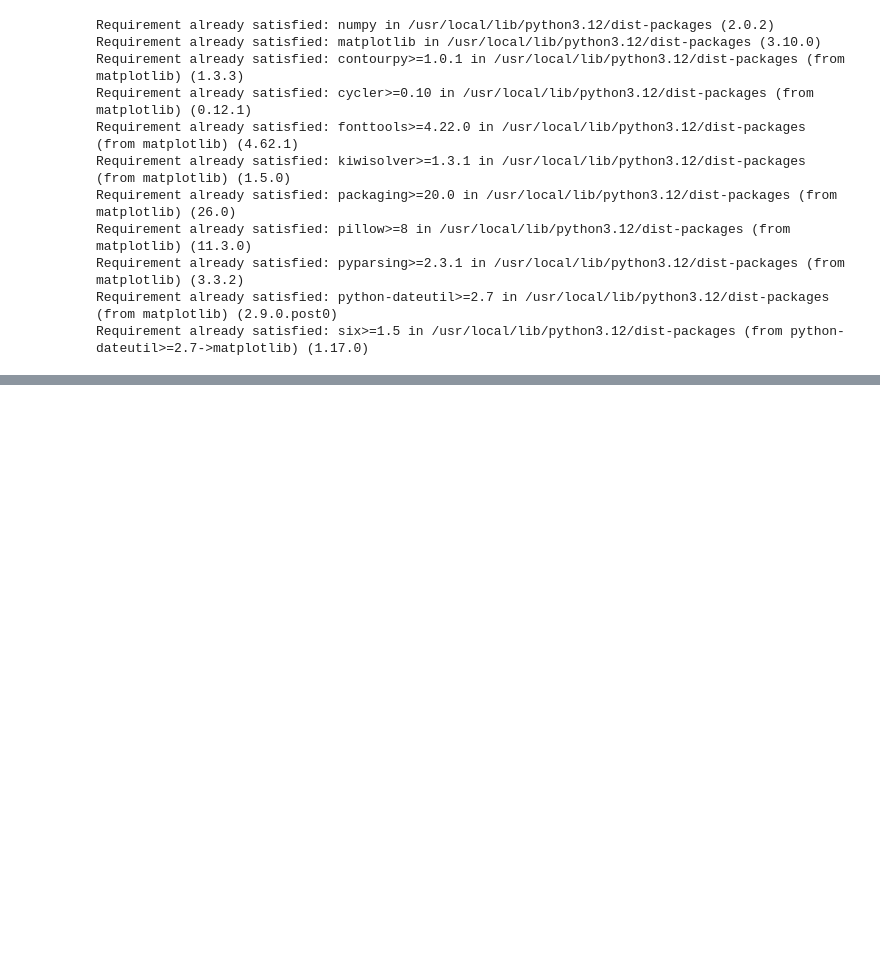
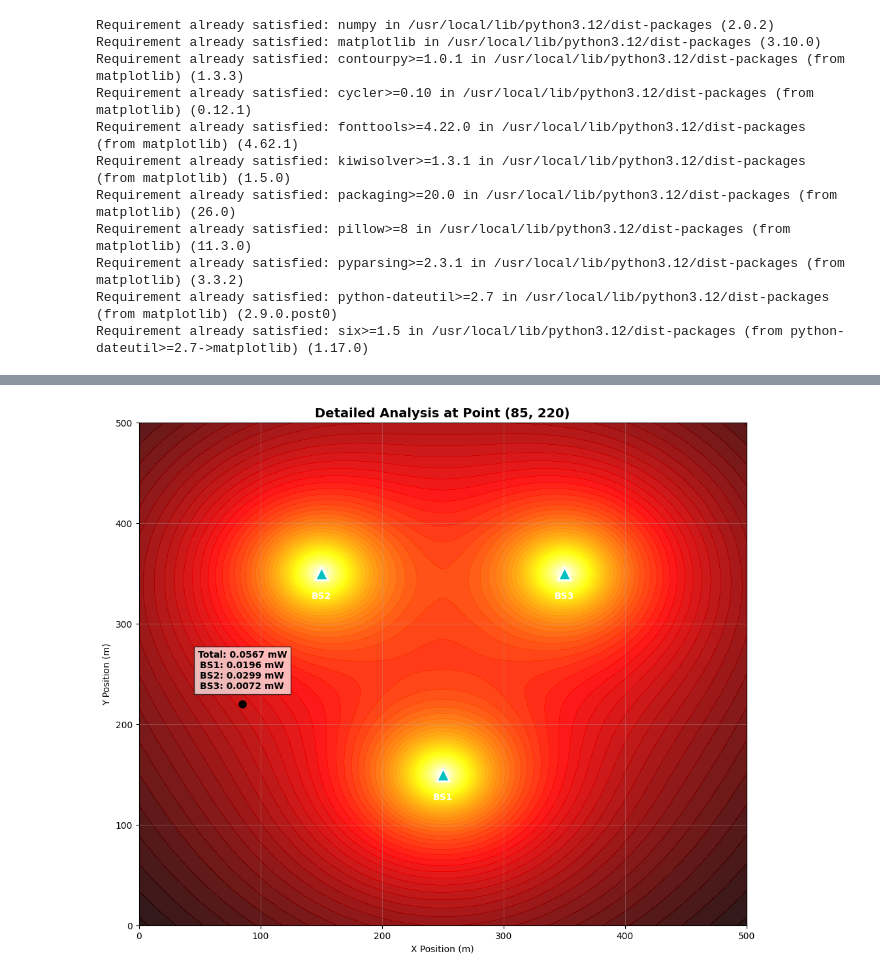
Before and after one commit to antor1010/research_paper, a Jupyter notebook: researchpaper.ipynb, the cells around one changed output, grey strips where cells are left out. Cells and saved outputs as stored; diff of their text form; code cells hidden in the pictures; blank space fills up the shorter version.

```diff
--- a/researchpaper.ipynb
+++ b/researchpaper.ipynb
@@ -446,0 +458,91 @@ TOTAL HARVESTED | -            | 0.057527        mW
+# %%
+import numpy as np
+import matplotlib.pyplot as plt
+
+def get_detailed_analysis(x, y, base_stations):
+    Pt_dbm = 46
+    Pt = 10**(Pt_dbm / 10) / 1000
+    Gt_dbi, Gr_dbi = 15, 2
+    Gt, Gr = 10**(Gt_dbi / 10), 10**(Gr_dbi / 10)
+    fc, c = 915e6, 3e8
+    wavelength = c / fc
+    eta = 0.7
+    blockage_loss_db, blockage_prob = 20, 0.3
+    num_trials = 100
+
+    total_mw = 0
+    bs_powers = []
+
+    print(f"\n{'='*60}")
+    print(f" Analysis for Point: (X={x:.2f}, Y={y:.2f}) ")
+    print(f"{'='*60}")
+    print(f"{'Base Station':<15} | {'Dist (m)':<12} | {'Power (mW)':<15}")
+    print(f"{'-'*60}")
+
+    for bs in base_stations:
+        bs_x, bs_y = bs['position']
+        dist = np.sqrt((x - bs_x)**2 + (y - bs_y)**2)
+        if dist < 0.1: dist = 0.1
+
+        L_block = np.ones(num_trials)
+        is_blocked = np.random.rand(num_trials) < blockage_prob
+        L_block[is_blocked] = 10**(-blockage_loss_db / 10)
+
+        Pr = Pt * Gt * Gr * (wavelength / (4 * np.pi * dist)) ** 2 * L_block
+        p_avg = np.mean(eta * Pr) * 1000
+
+        total_mw += p_avg
+        bs_powers.append(p_avg)
+        print(f"{bs['name']:<15} | {dist:<12.2f} | {p_avg:<15.6f}")
+
+    print(f"{'-'*60}")
+    print(f"{'TOTAL POWER':<15} | {'-':<12} | {total_mw:<15.6f} mW")
+    print(f"{'='*60}\n")
+    return total_mw, bs_powers
+
+AREA_WIDTH, AREA_HEIGHT = 500, 500
+current_base_stations = [
+    {'position': (250, 150), 'name': 'BS1'},
+    {'position': (150, 350), 'name': 'BS2'},
+    {'position': (350, 350), 'name': 'BS3'},
+]
+
+
+px, py = 85, 220
+total_p, individual_ps = get_detailed_analysis(px, py, current_base_stations)
+
+
+resolution = 100
+X, Y = np.meshgrid(np.linspace(0, 500, resolution), np.linspace(0, 500, resolution))
+Z = np.zeros_like(X)
+for bs in current_base_stations:
+    d = np.sqrt((X-bs['position'][0])**2 + (Y-bs['position'][1])**2)
+    Z += (1 / (d + 20)**2)
+
+fig, ax = plt.subplots(figsize=(12, 10))
+im = ax.contourf(X, Y, 10*np.log10(Z), levels=50, cmap='hot', alpha=0.9)
+
+
+for bs in current_base_stations:
+    bx, by = bs['position']
+    ax.plot(bx, by, 'c^', markersize=14, markeredgecolor='white', markeredgewidth=2)
+    ax.text(bx, by-25, bs['name'], color='white', fontweight='bold', ha='center')
+
+
+ax.plot(px, py, 'ko', markersize=8)
+
+
+label_text = (f"Total: {total_p:.4f} mW\n"
+              f"BS1: {individual_ps[0]:.4f} mW\n"
+              f"BS2: {individual_ps[1]:.4f} mW\n"
+              f"BS3: {individual_ps[2]:.4f} mW")
+
+ax.text(px, py+15, label_text, fontsize=10, fontweight='bold',
+        color='black', ha='center', bbox=dict(facecolor='white', alpha=0.7, edgecolor='black'))
+
+ax.set_title(f"Detailed Analysis at Point ({px}, {py})", fontsize=14, fontweight='bold')
+ax.set_xlabel("X Position (m)")
+ax.set_ylabel("Y Position (m)")
+ax.grid(True, alpha=0.3)
+plt.show()
+# %% [output]
@@ -446,0 +560 @@ TOTAL HARVESTED | -            | 0.057527        mW
+[figure, added]
```
Also changed, not shown: parts of 3 cells of this notebook.
